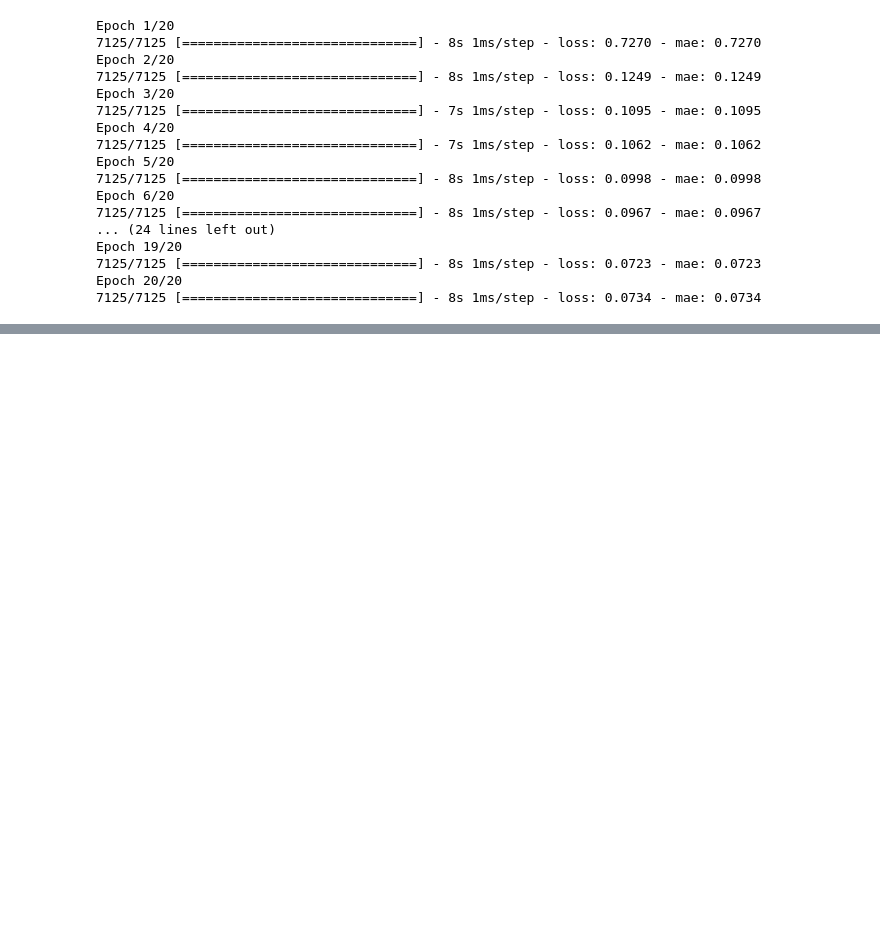
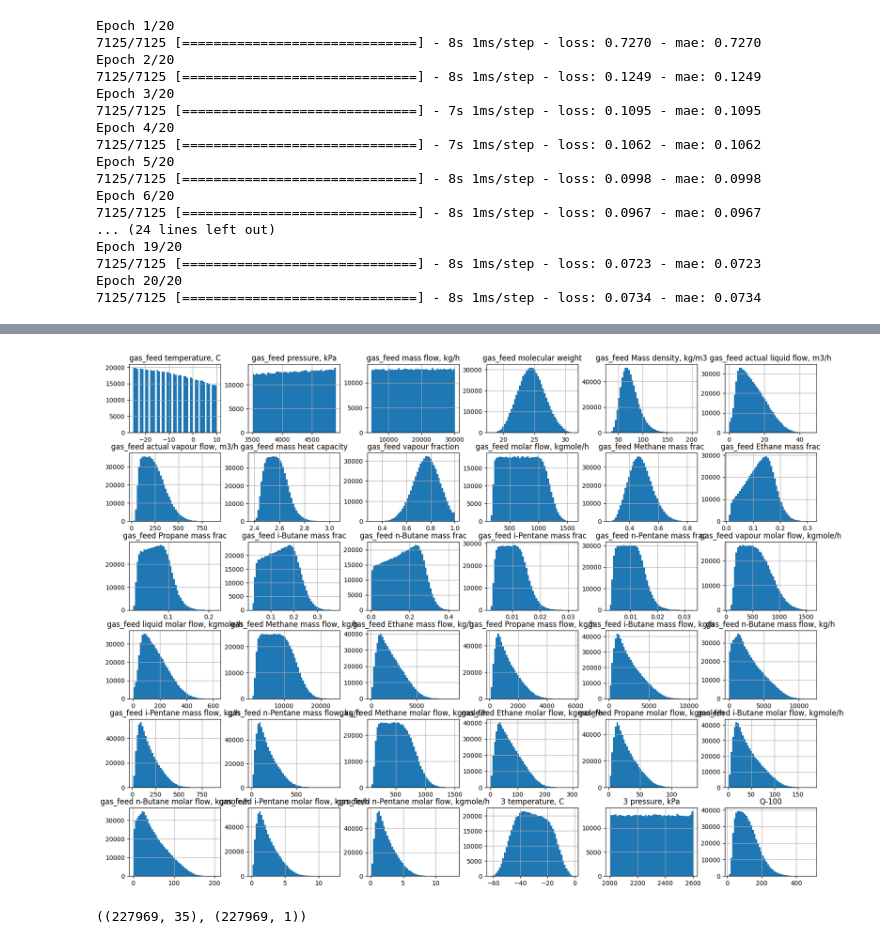
Before and after one commit to Rus-tam/AI_models, a Jupyter notebook: low_temp_dist_19_06.ipynb, the cells around one changed output, grey strips where cells are left out. Saved outputs shown, nothing was run; the diff lists cells and outputs as text; code cells hidden in the pictures; blank space fills up the shorter version.

Commit message:
expander_power_model

```diff
--- a/low_temp_dist_19_06.ipynb
+++ b/low_temp_dist_19_06.ipynb
@@ -2817,0 +2820,17 @@ expander_gas_temp_model_exp.save('./models/low_temp_dist_19_06/expander_gas_temp
+# %%
+expander_power_data = data[[
+    'gas_feed temperature, C', 'gas_feed pressure, kPa', 'gas_feed mass flow, kg/h', 'gas_feed molecular weight',
+    'gas_feed Mass density, kg/m3', 'gas_feed actual liquid flow, m3/h', 'gas_feed actual vapour flow, m3/h',
+    'gas_feed mass heat capacity', 'gas_feed vapour fraction', 'gas_feed molar flow, kgmole/h',
+    'gas_feed Methane mass frac', 'gas_feed Ethane mass frac', 'gas_feed Propane mass frac', 'gas_feed i-Butane mass frac',
+    'gas_feed n-Butane mass frac', 'gas_feed i-Pentane mass frac', 'gas_feed n-Pentane mass frac',
+    'gas_feed vapour molar flow, kgmole/h', 'gas_feed liquid molar flow, kgmole/h',
+    'gas_feed Methane mass flow, kg/h', 'gas_feed Ethane mass flow, kg/h', 'gas_feed Propane mass flow, kg/h',
+    'gas_feed i-Butane mass flow, kg/h', 'gas_feed n-Butane mass flow, kg/h', 'gas_feed i-Pentane mass flow, kg/h',
+    'gas_feed n-Pentane mass flow, kg/h',
+    'gas_feed Methane molar flow, kgmole/h', 'gas_feed Ethane molar flow, kgmole/h',
+    'gas_feed Propane molar flow, kgmole/h', 'gas_feed i-Butane molar flow, kgmole/h',
+    'gas_feed n-Butane molar flow, kgmole/h', 'gas_feed i-Pentane molar flow, kgmole/h',
+    'gas_feed n-Pentane molar flow, kgmole/h', '3 temperature, C', '3 pressure, kPa',
+    'Q-100',
+]]
@@ -2817,0 +2850,4 @@ expander_gas_temp_model_exp.save('./models/low_temp_dist_19_06/expander_gas_temp
+# %%
+expander_power_data.hist(bins=50, figsize=(20, 15));
+# %% [output]
+[figure, added]
@@ -2817,0 +2856,54 @@ expander_gas_temp_model_exp.save('./models/low_temp_dist_19_06/expander_gas_temp
+# %%
+## Тестовая и обучающая выборки
+X = expander_power_data_mini[[
+    'gas_feed temperature, C', 'gas_feed pressure, kPa', 'gas_feed mass flow, kg/h', 'gas_feed molecular weight',
+    'gas_feed Mass density, kg/m3', 'gas_feed actual liquid flow, m3/h', 'gas_feed actual vapour flow, m3/h',
+    'gas_feed mass heat capacity', 'gas_feed vapour fraction', 'gas_feed molar flow, kgmole/h',
+    'gas_feed Methane mass frac', 'gas_feed Ethane mass frac', 'gas_feed Propane mass frac', 'gas_feed i-Butane mass frac',
+    'gas_feed n-Butane mass frac', 'gas_feed i-Pentane mass frac', 'gas_feed n-Pentane mass frac',
+    'gas_feed vapour molar flow, kgmole/h', 'gas_feed liquid molar flow, kgmole/h',
+    'gas_feed Methane mass flow, kg/h', 'gas_feed Ethane mass flow, kg/h', 'gas_feed Propane mass flow, kg/h',
+    'gas_feed i-Butane mass flow, kg/h', 'gas_feed n-Butane mass flow, kg/h', 'gas_feed i-Pentane mass flow, kg/h',
+    'gas_feed n-Pentane mass flow, kg/h',
+    'gas_feed Methane molar flow, kgmole/h', 'gas_feed Ethane molar flow, kgmole/h',
+    'gas_feed Propane molar flow, kgmole/h', 'gas_feed i-Butane molar flow, kgmole/h',
+    'gas_feed n-Butane molar flow, kgmole/h', 'gas_feed i-Pentane molar flow, kgmole/h',
+    'gas_feed n-Pentane molar flow, kgmole/h', '3 temperature, C', '3 pressure, kPa',
+]]
+
+y = expander_power_data_mini[[
+    'Q-100',
+]]
+
+# Собираем трансформер столбцов
+ct = make_column_transformer(
+    (MinMaxScaler(), [
+    'gas_feed temperature, C', 'gas_feed pressure, kPa', 'gas_feed mass flow, kg/h', 'gas_feed molecular weight',
+    'gas_feed Mass density, kg/m3', 'gas_feed actual liquid flow, m3/h', 'gas_feed actual vapour flow, m3/h',
+    'gas_feed mass heat capacity', 'gas_feed vapour fraction', 'gas_feed molar flow, kgmole/h',
+    'gas_feed Methane mass frac', 'gas_feed Ethane mass frac', 'gas_feed Propane mass frac', 'gas_feed i-Butane mass frac',
+    'gas_feed n-Butane mass frac', 'gas_feed i-Pentane mass frac', 'gas_feed n-Pentane mass frac',
+    'gas_feed vapour molar flow, kgmole/h', 'gas_feed liquid molar flow, kgmole/h',
+    'gas_feed Methane mass flow, kg/h', 'gas_feed Ethane mass flow, kg/h', 'gas_feed Propane mass flow, kg/h',
+    'gas_feed i-Butane mass flow, kg/h', 'gas_feed n-Butane mass flow, kg/h', 'gas_feed i-Pentane mass flow, kg/h',
+    'gas_feed n-Pentane mass flow, kg/h',
+    'gas_feed Methane molar flow, kgmole/h', 'gas_feed Ethane molar flow, kgmole/h',
+    'gas_feed Propane molar flow, kgmole/h', 'gas_feed i-Butane molar flow, kgmole/h',
+    'gas_feed n-Butane molar flow, kgmole/h', 'gas_feed i-Pentane molar flow, kgmole/h',
+    'gas_feed n-Pentane molar flow, kgmole/h', '3 temperature, C', '3 pressure, kPa',
+                     ])
+)
+
+# Создаем обучающую и тестовые выборки
+X_train, X_test, y_train, y_test = train_test_split(X, y, test_size=0.2, random_state=42)
+
+# Загружаем тренировочную выборку
+ct.fit(X_train)
+
+# Нормализуем данные
+X_train_normal = ct.transform(X_train)
+X_test_normal = ct.transform(X_test)
+
+X_train_normal.shape, y_train.shape
+# %% [output]
+((227969, 35), (227969, 1))
```
Also changed, not shown: parts of 63 cells of this notebook, 1 other file.
